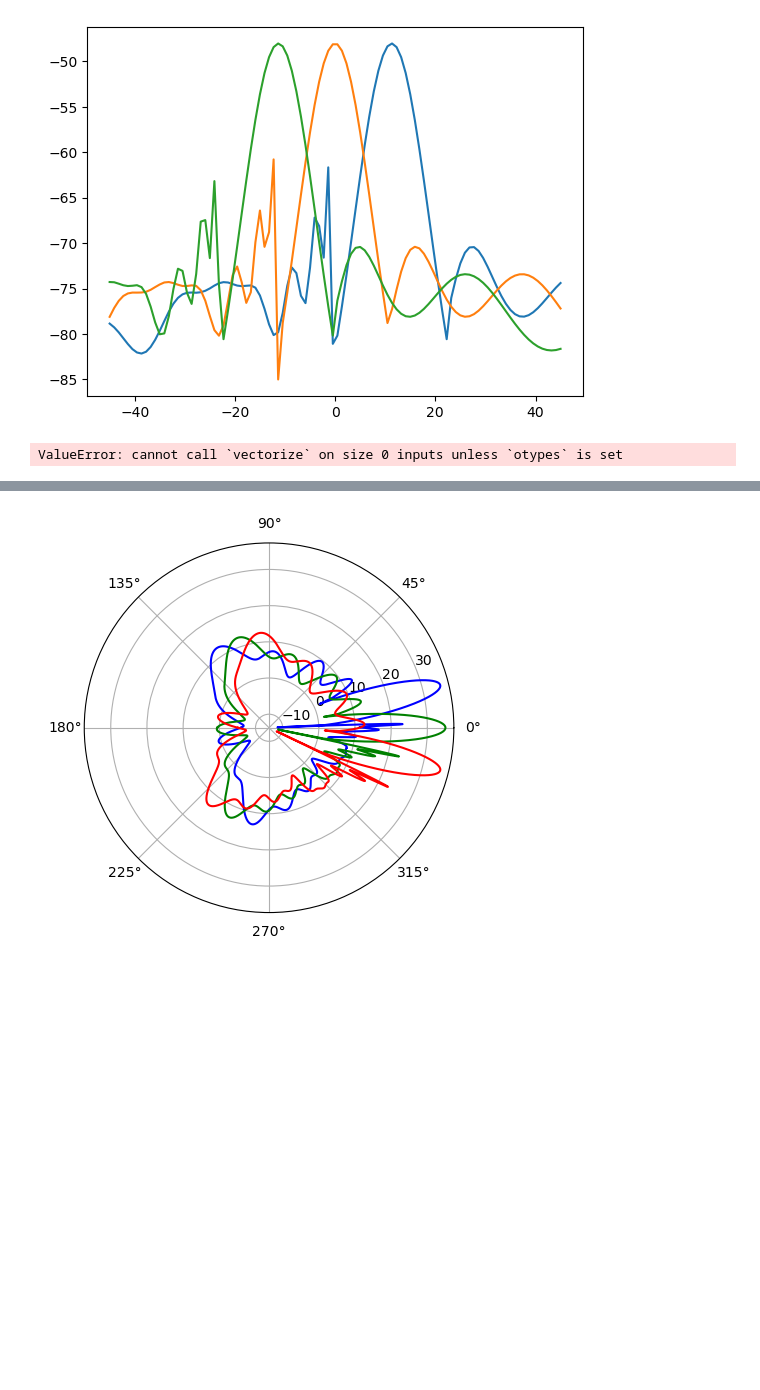
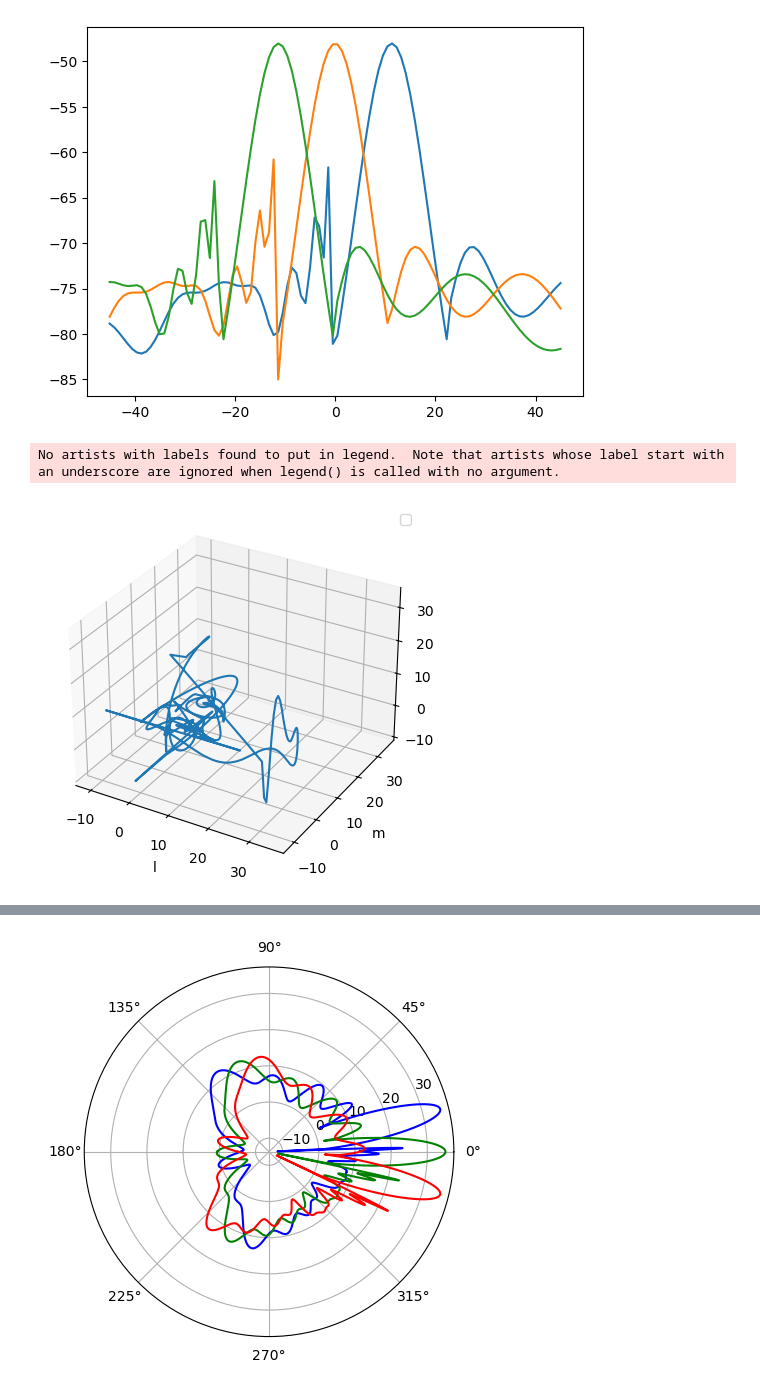
Before and after one commit to Aplefen1/BeeTrackingDiss, a Jupyter notebook: Angle Probability/tests.ipynb, the cells around one changed output, grey strips where cells are left out. Cells and saved outputs as stored; diff of their text form; code cells hidden in the pictures; blank space fills up the shorter version.

```diff
--- a/Angle Probability/tests.ipynb
+++ b/Angle Probability/tests.ipynb
@@ -174,12 +196,13 @@ m.test_at_100()
 # %%
 import numpy as np
 from Model import Model
 
-m = Model(np.pi/12,100,np.pi/8)
+m = Model(np.pi/12,100,3)
 
-m.MAE(0)
+m.plot_3d()
 # %% [output]
-ValueError: cannot call `vectorize` on size 0 inputs unless `otypes` is set
+No artists with labels found to put in legend.  Note that artists whose label start with an underscore are ignored when legend() is called with no argument.
+[figure, added]
 # %%
 from Evaluation import Evaluation
 from Model import Model
```
Also changed, not shown: parts of 4 cells of this notebook, 8 other files.
